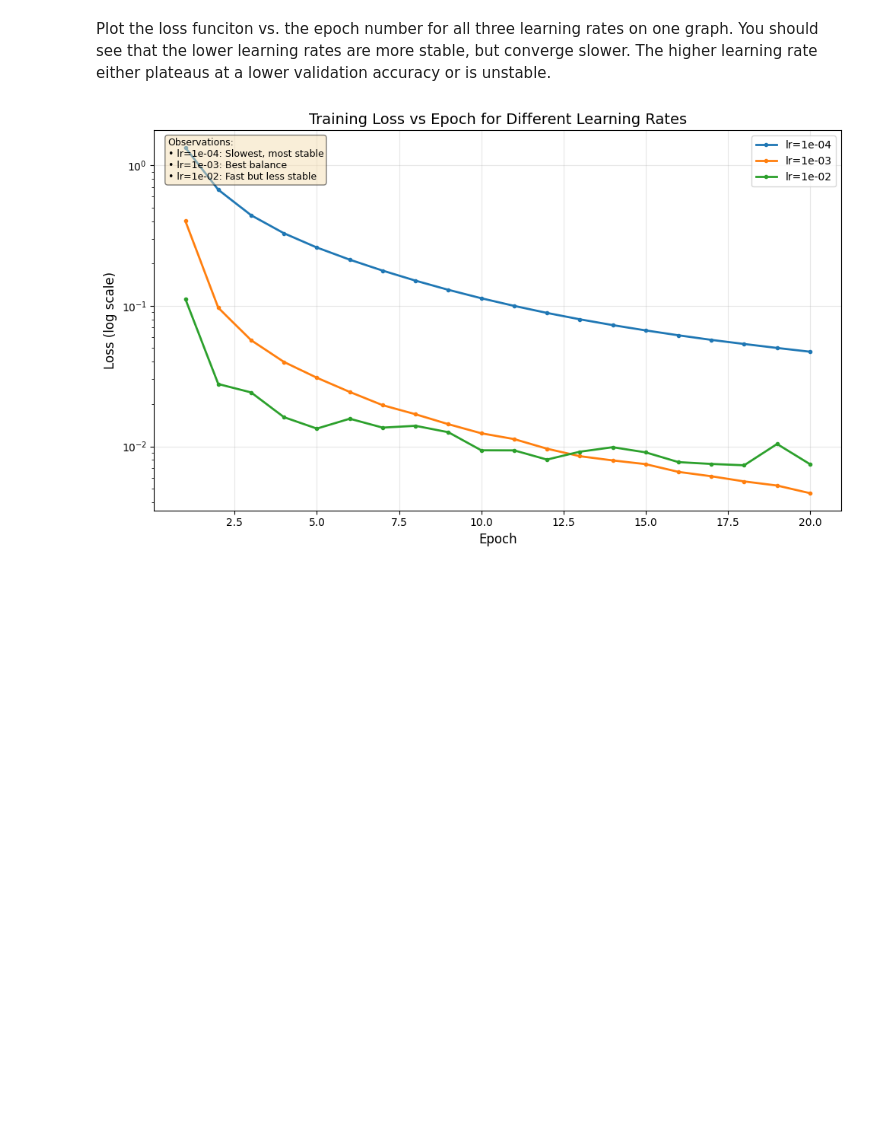
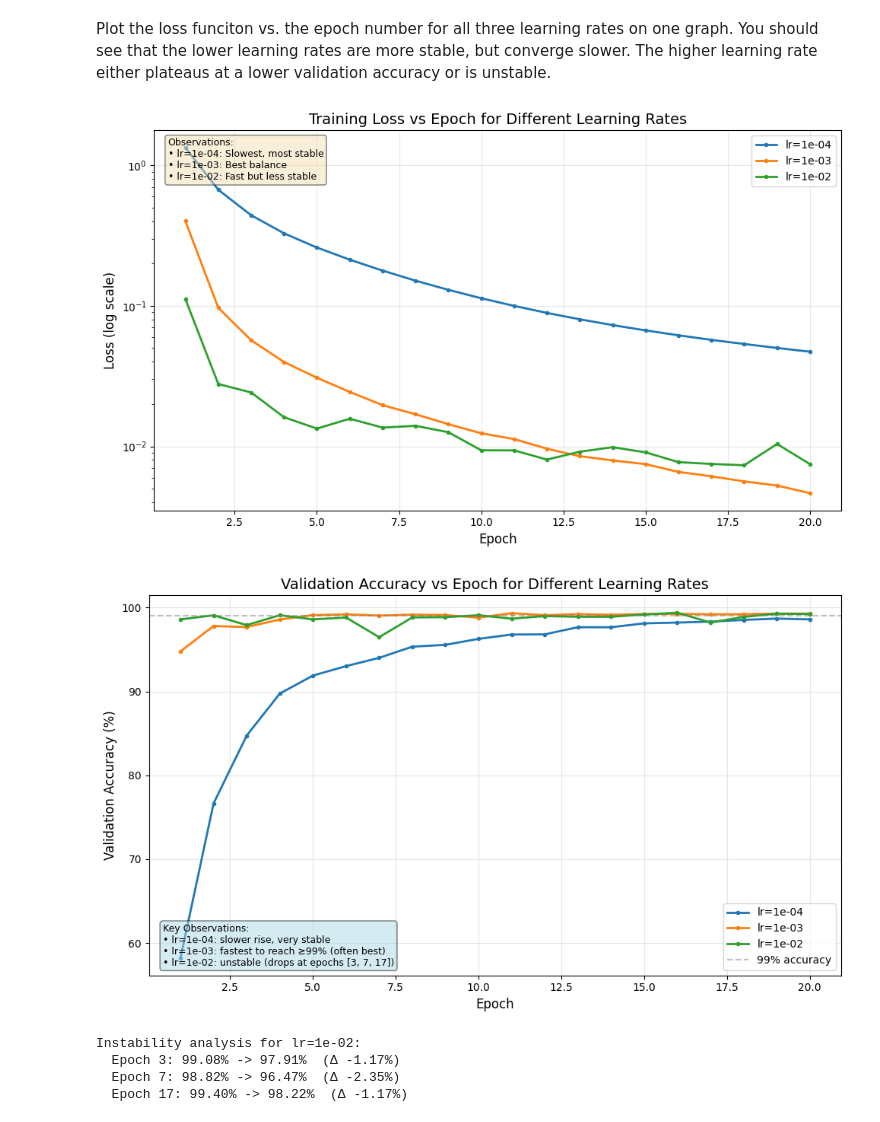
Before and after one commit to yutongwu77/demo, a Jupyter notebook: unit09_neural/lab_music_partial.ipynb, the cells around one changed output. Drawn from its saved outputs; the diff is of its cells as text; code cells hidden in the pictures; blank space fills up the shorter version.

```diff
--- a/unit09_neural/lab_music_partial.ipynb
+++ b/unit09_neural/lab_music_partial.ipynb
@@ -519,3 +519,69 @@ plt.tight_layout()
 plt.show()
 # %% [output]
 [figure]
+# %%
+# Validation/Test Accuracy vs Epoch for Different Learning Rates (robust)
+import numpy as np
+import matplotlib.pyplot as plt
+
+assert len(test_acc_lr) == len(rates), "rates and test_acc_lr must align."
+
+def to_percent(arr):
+    arr = np.asarray(arr, dtype=float)
+    return arr * 100.0 if arr.max() <= 1.0000001 else arr
+
+plt.figure(figsize=(10, 6))
+
+acc_pct_all = []  # keep percent-scaled copies for later analysis/legend text
+for lr, acc_hist in zip(rates, test_acc_lr):
+    acc_pct = to_percent(acc_hist)
+    acc_pct_all.append(acc_pct)
+    epochs = np.arange(1, len(acc_pct) + 1)
+    plt.plot(epochs, acc_pct, label=f'lr={lr:.0e}',
+             linewidth=2, marker='o', markersize=3)
+
+plt.xlabel('Epoch', fontsize=12)
+plt.ylabel('Validation Accuracy (%)', fontsize=12)
+plt.title('Validation Accuracy vs Epoch for Different Learning Rates', fontsize=14)
+plt.grid(True, alpha=0.3)
+
+# 99% reference
+plt.axhline(y=99, color='gray', linestyle='--', alpha=0.5, label='99% accuracy')
+
+plt.legend(loc='lower right', fontsize=10)
+
+# ---- dynamic observations box (no hard-coded epoch indices) ----
+obs_lines = ['Key Observations:']
+obs_lines.append(f'• lr={rates[0]:.0e}: slower rise, very stable')
+obs_lines.append(f'• lr={rates[1]:.0e}: fastest to reach ≥99% (often best)')
+# Detect noticeable drops (>0.5%) for the highest LR
+drops = []
+acc_high = acc_pct_all[2]  # assuming rates = [1e-4, 1e-3, 1e-2]
+for i in range(1, len(acc_high)):
+    if acc_high[i] < acc_high[i-1] - 0.5:
+        drops.append(i+1)  # epoch number is i+1
+if drops:
+    obs_lines.append(f'• lr={rates[2]:.0e}: unstable (drops at epochs {drops})')
+else:
+    obs_lines.append(f'• lr={rates[2]:.0e}: relatively stable in this run')
+
+textstr = '\n'.join(obs_lines)
+props = dict(boxstyle='round', facecolor='lightblue', alpha=0.5)
+plt.text(0.02, 0.02, textstr, transform=plt.gca().transAxes,
+         fontsize=9, va='bottom', bbox=props)
+
+plt.tight_layout()
+plt.show()
+
+# Optional: print exact drop magnitudes for highest LR
+print("\nInstability analysis for lr={:.0e}:".format(rates[2]))
+for i in range(1, len(acc_high)):
+    delta = acc_high[i] - acc_high[i-1]
+    if delta < -0.5:
+        print(f"  Epoch {i+1}: {acc_high[i-1]:.2f}% -> {acc_high[i]:.2f}%  (Δ {delta:.2f}%)")
+# %% [output]
+[figure, added]
+Instability analysis for lr=1e-02:
+  Epoch 3: 99.08% -> 97.91%  (Δ -1.17%)
+  Epoch 7: 98.82% -> 96.47%  (Δ -2.35%)
+  Epoch 17: 99.40% -> 98.22%  (Δ -1.17%)
```
